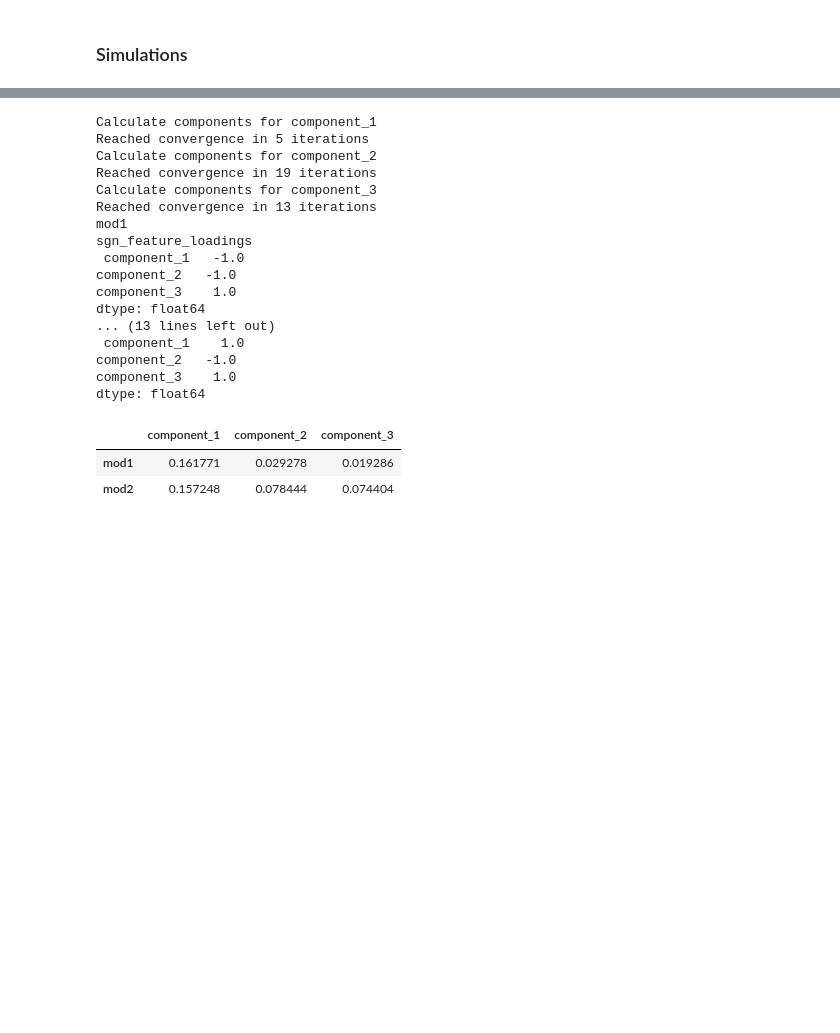
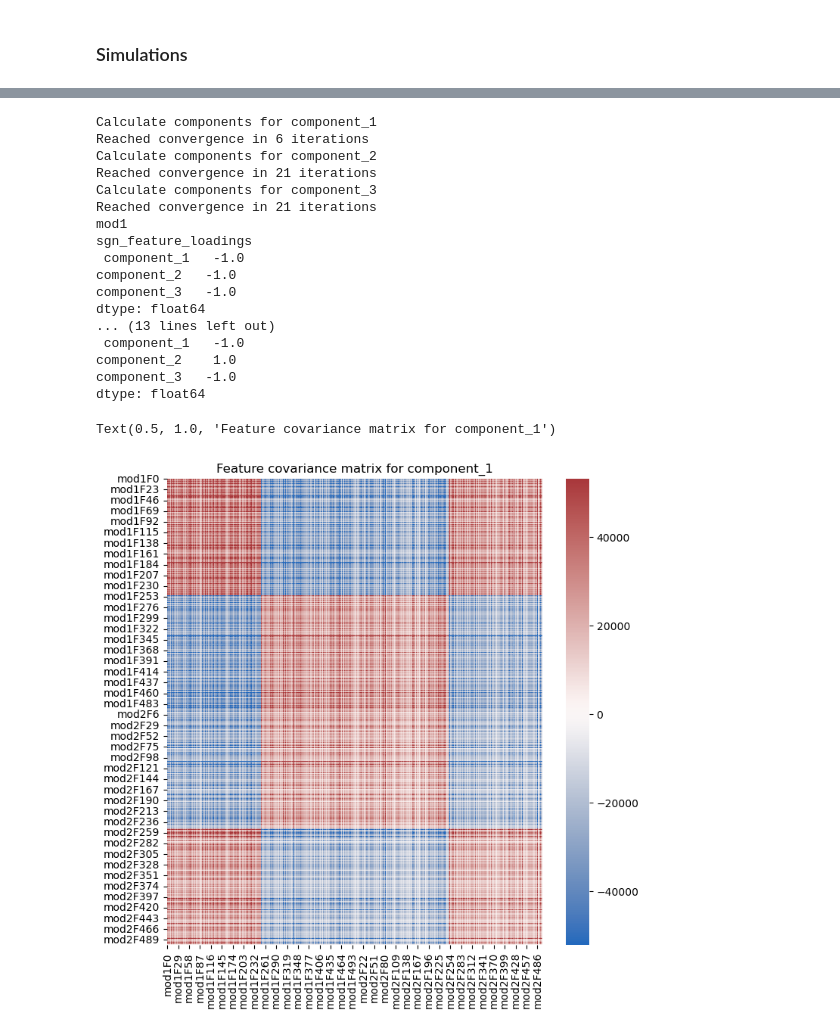
Before and after one commit to Biacordazzo/bia_gemelli, a Jupyter notebook: gemelli/joint_ctf.ipynb, the cells around one changed output, grey strips where cells are left out. Drawn from its saved outputs; the diff is of its cells as text; code cells hidden in the pictures; blank space fills up the shorter version.

Commit message:
implement feature_covariance function

```diff
--- a/gemelli/joint_ctf.ipynb
+++ b/gemelli/joint_ctf.ipynb
@@ -1499,35 +1562,46 @@ plt.show()
 (individual_loadings,
  feature_loadings, state_loadings,
  eigenvalues, prop_explained,
- tensors_copy) = joint_ctf(tables=[sim1, sim2],
+ feature_covs) = joint_ctf(tables=[sim1, sim2],
                             sample_metadatas=[meta1, meta2],
                             modality_ids=['mod1', 'mod2'],
                             individual_id_column='ind_id',
                             state_column='timepoint')
 # %% [output]
 Calculate components for component_1
-Reached convergence in 5 iterations
+Reached convergence in 6 iterations
 Calculate components for component_2
-Reached convergence in 19 iterations
+Reached convergence in 21 iterations
 Calculate components for component_3
-Reached convergence in 13 iterations
+Reached convergence in 21 iterations
 mod1
 sgn_feature_loadings
  component_1   -1.0
 component_2   -1.0
-component_3    1.0
+component_3   -1.0
 dtype: float64
 ... (13 lines left out)
- component_1    1.0
-component_2   -1.0
-component_3    1.0
+ component_1   -1.0
+component_2    1.0
+component_3   -1.0
 dtype: float64
-# %%
-prop_explained
-# %% [output]
-|  | component_1 | component_2 | component_3 |
-| mod1 | 0.161771 | 0.029278 | 0.019286 |
-| mod2 | 0.157248 | 0.078444 | 0.074404 |
+# %%
+#get feature cov matrix and reorder IDs
+feature_order1 = sim1.ids(axis='observation').tolist()
+feature_order2 = sim2.ids(axis='observation').tolist()
+feature_order = feature_order1 + feature_order2
+
+component = 'component_1'
+cov_table1 = feature_covs[component]
+cov_table1 = cov_table1.loc[feature_order, feature_order]
+# %%
+# plot heatmap of feature covariance matrix
+plt.figure(figsize=(8, 8))
+sns.heatmap(cov_table1, robust=True, cmap='vlag')
+plt.title('Feature covariance matrix for {}'.format(component))
+# %% [output]
+Text(0.5, 1.0, 'Feature covariance matrix for component_1')
+[figure, added]
 # %%
 print(state_loadings['mod1'].shape)
 display(state_loadings['mod1'])
```
Also changed, not shown: parts of 14 cells of this notebook, 1 other file.
